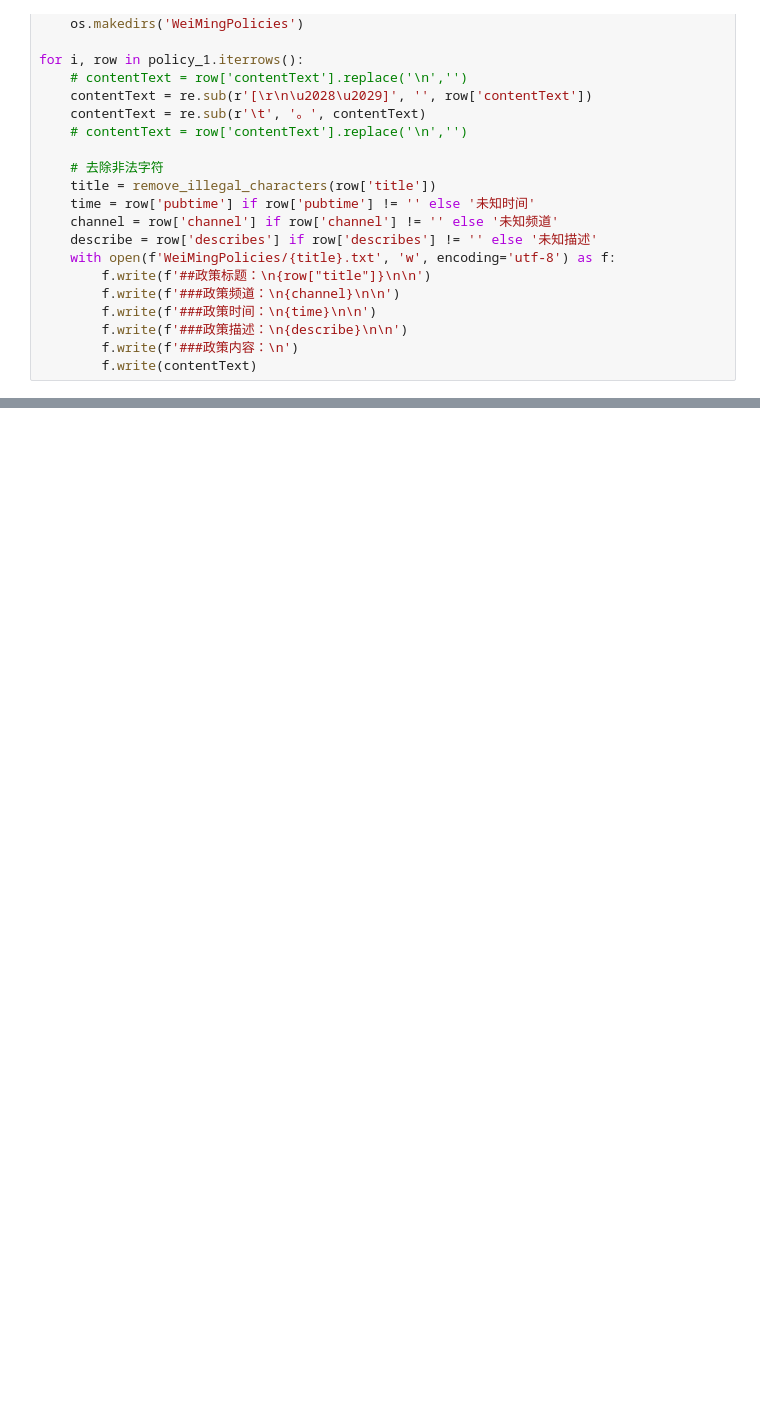
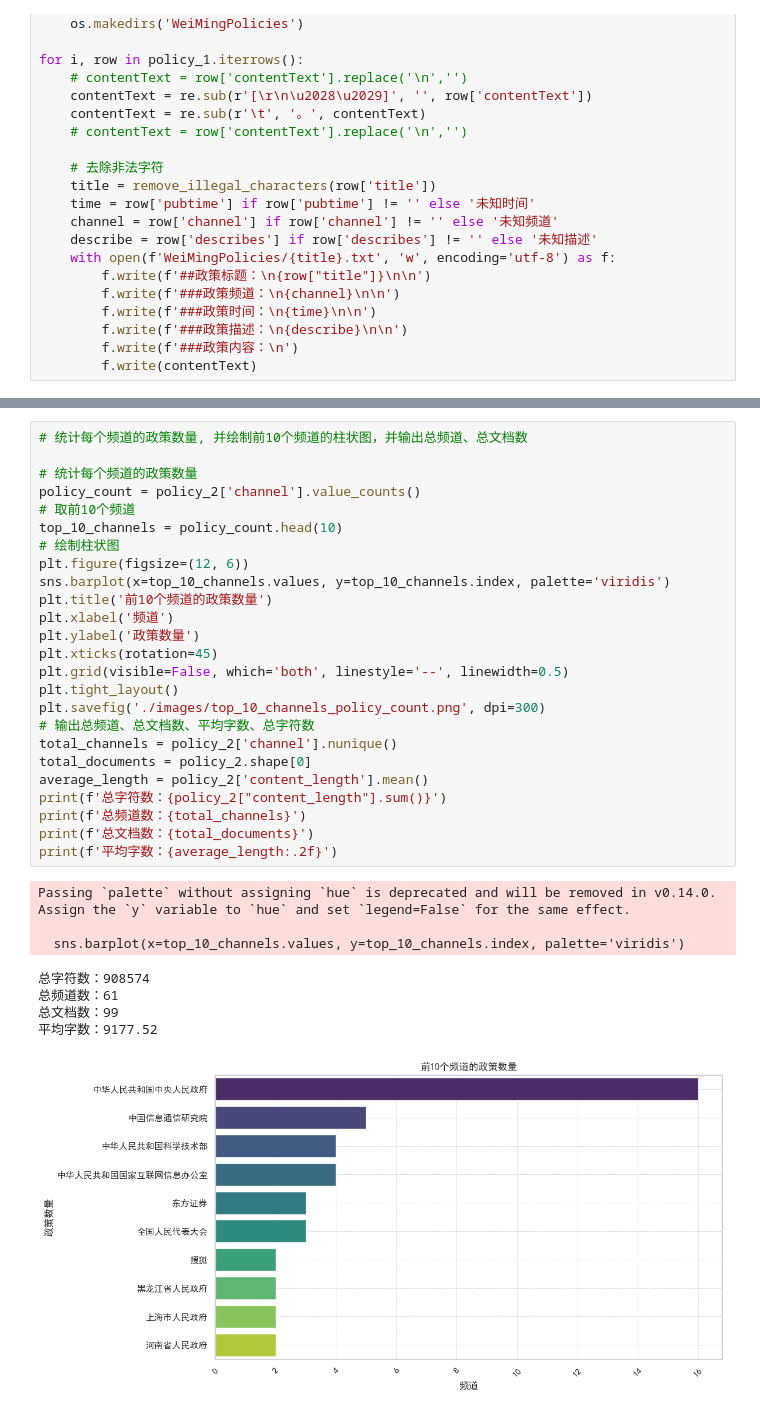
Before and after one commit to PuHT4213/PolicyBert, a Jupyter notebook: pretrain_data/policy/check.ipynb, the cells around one changed output, grey strips where cells are left out. Saved outputs shown, nothing was run; the diff lists cells and outputs as text; blank space fills up the shorter version.

```diff
--- a/pretrain_data/policy/check.ipynb
+++ b/pretrain_data/policy/check.ipynb
@@ -124,0 +166,34 @@ AttributeError: 'list' object has no attribute 'split'
+# %%
+# 统计每个频道的政策数量, 并绘制前10个频道的柱状图，并输出总频道、总文档数
+
+# 统计每个频道的政策数量
+policy_count = policy_2['channel'].value_counts()
+# 取前10个频道
+top_10_channels = policy_count.head(10)
+# 绘制柱状图
+plt.figure(figsize=(12, 6))
+sns.barplot(x=top_10_channels.values, y=top_10_channels.index, palette='viridis')
+plt.title('前10个频道的政策数量')
+plt.xlabel('频道')
+plt.ylabel('政策数量')
+plt.xticks(rotation=45)
+plt.grid(visible=False, which='both', linestyle='--', linewidth=0.5)
+plt.tight_layout()
+plt.savefig('./images/top_10_channels_policy_count.png', dpi=300)
+# 输出总频道、总文档数、平均字数、总字符数
+total_channels = policy_2['channel'].nunique()
+total_documents = policy_2.shape[0]
+average_length = policy_2['content_length'].mean()
+print(f'总字符数：{policy_2["content_length"].sum()}')
+print(f'总频道数：{total_channels}')
+print(f'总文档数：{total_documents}')
+print(f'平均字数：{average_length:.2f}')
+# %% [output]
+Passing `palette` without assigning `hue` is deprecated and will be removed in v0.14.0. Assign the `y` variable to `hue` and set `legend=False` for the same effect.
+
+  sns.barplot(x=top_10_channels.values, y=top_10_channels.index, palette='viridis')
+总字符数：908574
+总频道数：61
+总文档数：99
+平均字数：9177.52
+[figure, added]
```
Also changed, not shown: parts of 4 cells of this notebook, 8 other files.
